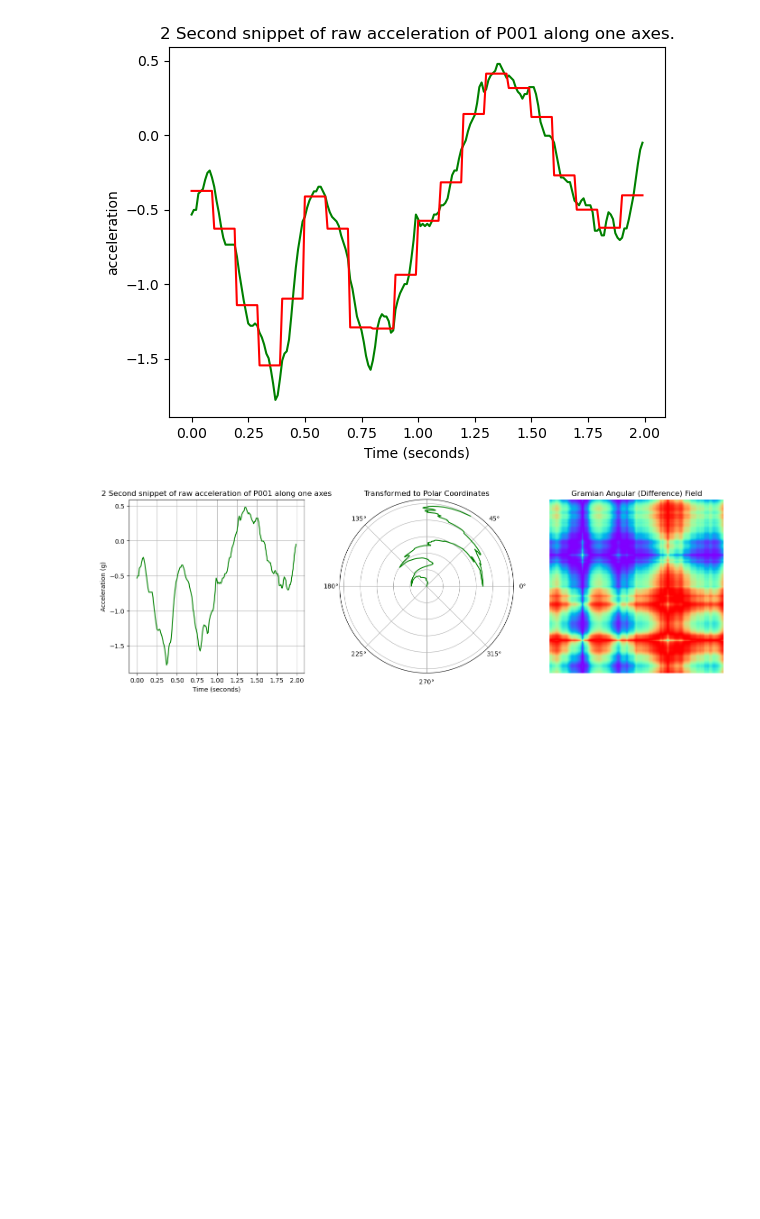
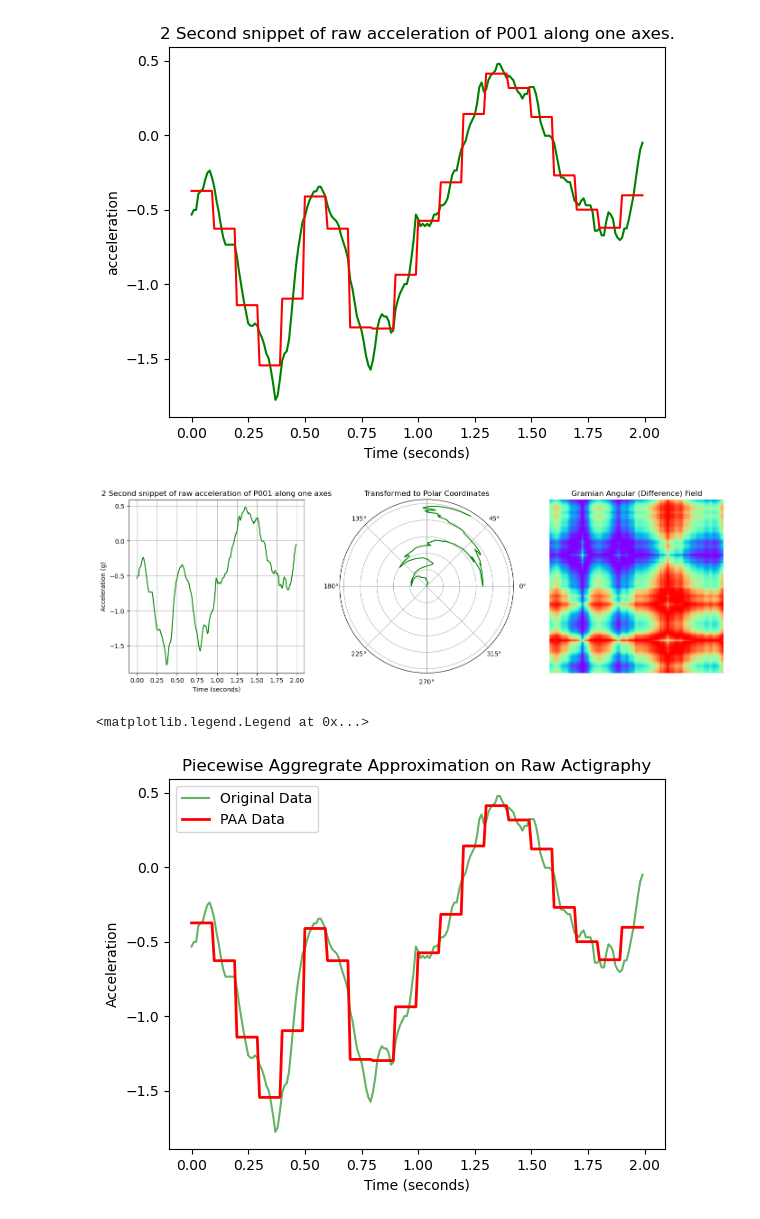
Before and after one commit to finlayscheib/capture24, a Jupyter notebook: Create_GAF_images.ipynb, the cells around one changed output. Cells and saved outputs as stored; diff of their text form; code cells hidden in the pictures; blank space fills up the shorter version.

```diff
--- a/Create_GAF_images.ipynb
+++ b/Create_GAF_images.ipynb
@@ -273,3 +266,24 @@ ax2.axis('off')
 plt.show()
 # %% [output]
 [figure]
+# %%
+#PAA image
+
+window = X[1000,:200,1]
+time = np.arange(len(window))/100
+plt.plot(time, window, color = 'green', label = 'Original Data', alpha = 0.6)
+
+PAA = PiecewiseAggregateApproximation(window_size = 10)
+window_PAA = PAA.transform(window.reshape(1,-1))[0]
+
+#Stretch
+window_stretch = np.repeat(window_PAA, 10)
+plt.plot(time, window_stretch, color = 'red', linewidth=2, label = 'PAA Data')
+#Plotting
+plt.title('Piecewise Aggregrate Approximation on Raw Actigraphy')
+plt.xlabel('Time (seconds)')
+plt.ylabel('Acceleration')
+plt.legend()
+# %% [output]
+<matplotlib.legend.Legend at 0x...>
+[figure, added]
```
Also changed, not shown: parts of 1 cell of this notebook, 1 other file.
